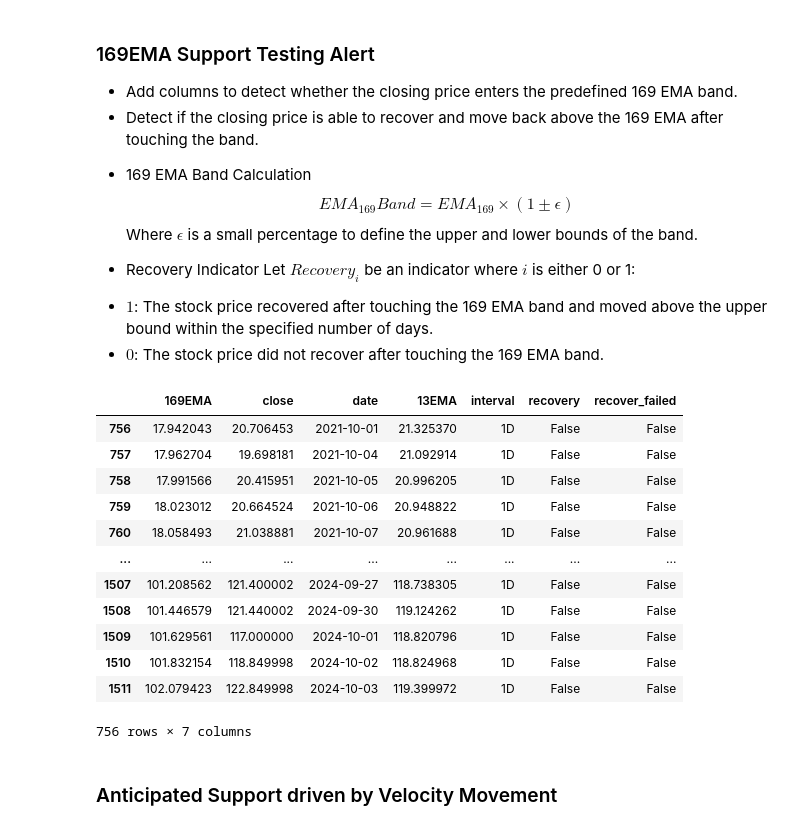
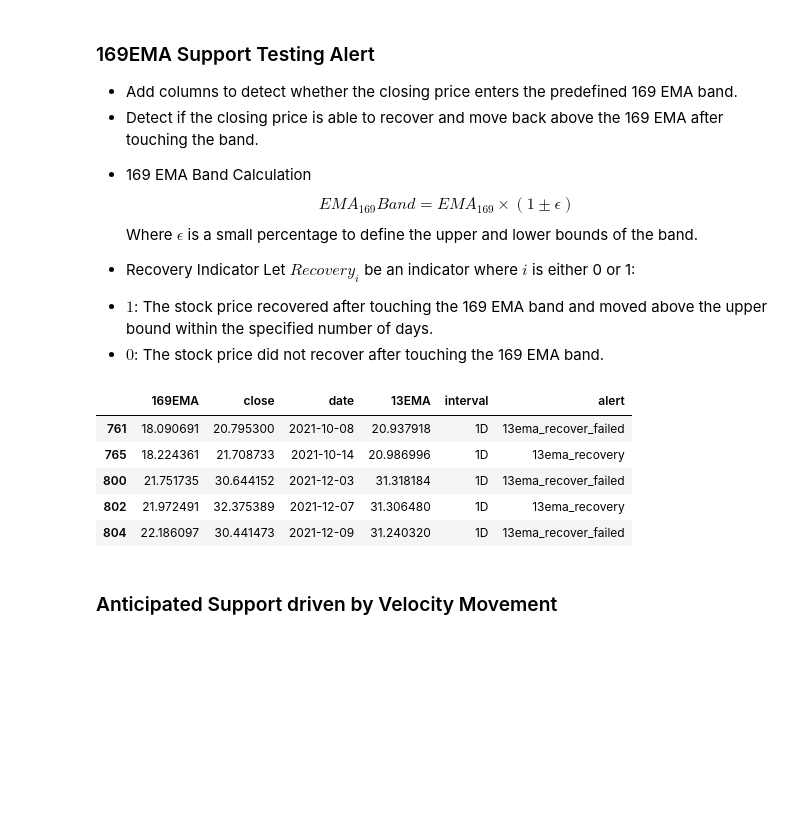
Before and after one commit to yiukitCheung/Stocks_Alert_System, a Jupyter notebook: jupyter notebook/strategy_analysis.ipynb, the cells around one changed output. Cells and saved outputs as stored; diff of their text form; code cells hidden in the pictures; blank space fills up the shorter version.

```diff
--- a/jupyter notebook/strategy_analysis.ipynb
+++ b/jupyter notebook/strategy_analysis.ipynb
@@ -500,65 +514,3 @@ Where  $\epsilon$ is a small percentage to define the upper and lower bounds of
 Let ${Recovery}_{i}$ be an indicator where $i$ is either 0 or 1:
 - $1$: The stock price recovered after touching the 169 EMA band and moved above the upper bound within the specified number of days.
 - $0$: The stock price did not recover after touching the 169 EMA band.
-# %%
-def effective_ema_support_alert(df, interval, recovery_days=3, epilson=0.05):
-    """
-    Count how many times the closing price touches the 169 EMA band and check if it quickly recovers.
-
-    Parameters:
-    df (DataFrame): DataFrame containing 'close', '169EMA' columns.
-    interval (str): The interval to analyze.
-    recovery_days (int): The number of days within which the stock must recover above the band.
-
-    Returns:
-    recovery_count (int): Number of times the price quickly recovers above the band after touching it.
-    """
-
-    # Detect if the price touches the band
-    df = df.copy()
-    df = df[df['interval'] == interval]
-
-    df['169EMA_Lower'] = df['169EMA'] * (1 - epilson)
-    df['169EMA_Upper'] = df['169EMA'] * (1 + epilson)
-
-    df['above_169_emas'] = df['close'] > df['169EMA']
-    df['below_169_emas'] = df['close'] < df['169EMA']
-    df['inside_169_ema_band'] = (df['close'] > df['169EMA_Lower']) & (df['close'] < df['169EMA_Upper'])
-    df['recovery'] = False
-    df['recover_failed'] = False
-
-    for i in df.index:
-
-        if i + recovery_days < df.index[-1]:
-
-            if df.loc[i+recovery_days, 'inside_169_ema_band'] and df.loc[i-recovery_days:i, 'above_169_emas'].any():
-                # Check if the price moves above the upper bound within the next 'recovery_days'
-                future_prices = df.loc[i:i+recovery_days, 'close']
-                if (future_prices > df.loc[i, '169EMA_Upper']).all():
-                    df.loc[i, 'recovery'] = True
-
-            if df.loc[i+recovery_days, 'inside_169_ema_band'] and df.loc[i-recovery_days:i, 'below_169_emas'].any():
-                # Check if the price moves above the upper bound within the next 'recovery_days'
-                    future_prices = df.loc[i:i+recovery_days, 'close']
-                    if (future_prices < df.loc[i, '169EMA']).all():
-                        df.loc[i, 'recover_failed'] = True
-
-    df = df.drop(columns=['above_169_emas', 'below_169_emas', 'inside_169_ema_band', '169EMA_Lower', '169EMA_Upper'])
-    return df
-
-nvda_df = fetch_and_prepare_data('NVDA')
-effective_ema_support_alert(nvda_df,'1D')
-# %% [output]
-|  | 169EMA | close | date | 13EMA | interval | recovery | recover_failed |
-| 756 | 17.942043 | 20.706453 | 2021-10-01 | 21.325370 | 1D | False | False |
-| 757 | 17.962704 | 19.698181 | 2021-10-04 | 21.092914 | 1D | False | False |
-| 758 | 17.991566 | 20.415951 | 2021-10-05 | 20.996205 | 1D | False | False |
-| 759 | 18.023012 | 20.664524 | 2021-10-06 | 20.948822 | 1D | False | False |
-| 760 | 18.058493 | 21.038881 | 2021-10-07 | 20.961688 | 1D | False | False |
-| ... | ... | ... | ... | ... | ... | ... | ... |
-| 1507 | 101.208562 | 121.400002 | 2024-09-27 | 118.738305 | 1D | False | False |
-| 1508 | 101.446579 | 121.440002 | 2024-09-30 | 119.124262 | 1D | False | False |
-| 1509 | 101.629561 | 117.000000 | 2024-10-01 | 118.820796 | 1D | False | False |
-| 1510 | 101.832154 | 118.849998 | 2024-10-02 | 118.824968 | 1D | False | False |
-| 1511 | 102.079423 | 122.849998 | 2024-10-03 | 119.399972 | 1D | False | False |
-756 rows × 7 columns
@@ -565,3 +598,12 @@ effective_ema_support_alert(nvda_df,'1D')
+# %%
+non_null_alerts.head()
+# %% [output]
+|  | 169EMA | close | date | 13EMA | interval | alert |
+| 761 | 18.090691 | 20.795300 | 2021-10-08 | 20.937918 | 1D | 13ema_recover_failed |
+| 765 | 18.224361 | 21.708733 | 2021-10-14 | 20.986996 | 1D | 13ema_recovery |
+| 800 | 21.751735 | 30.644152 | 2021-12-03 | 31.318184 | 1D | 13ema_recover_failed |
+| 802 | 21.972491 | 32.375389 | 2021-12-07 | 31.306480 | 1D | 13ema_recovery |
+| 804 | 22.186097 | 30.441473 | 2021-12-09 | 31.240320 | 1D | 13ema_recover_failed |
 # %% [markdown]
 ### Anticipated Support driven by Velocity Movement
 # %%
```
Also changed, not shown: parts of 3 cells of this notebook, 5 other files.
